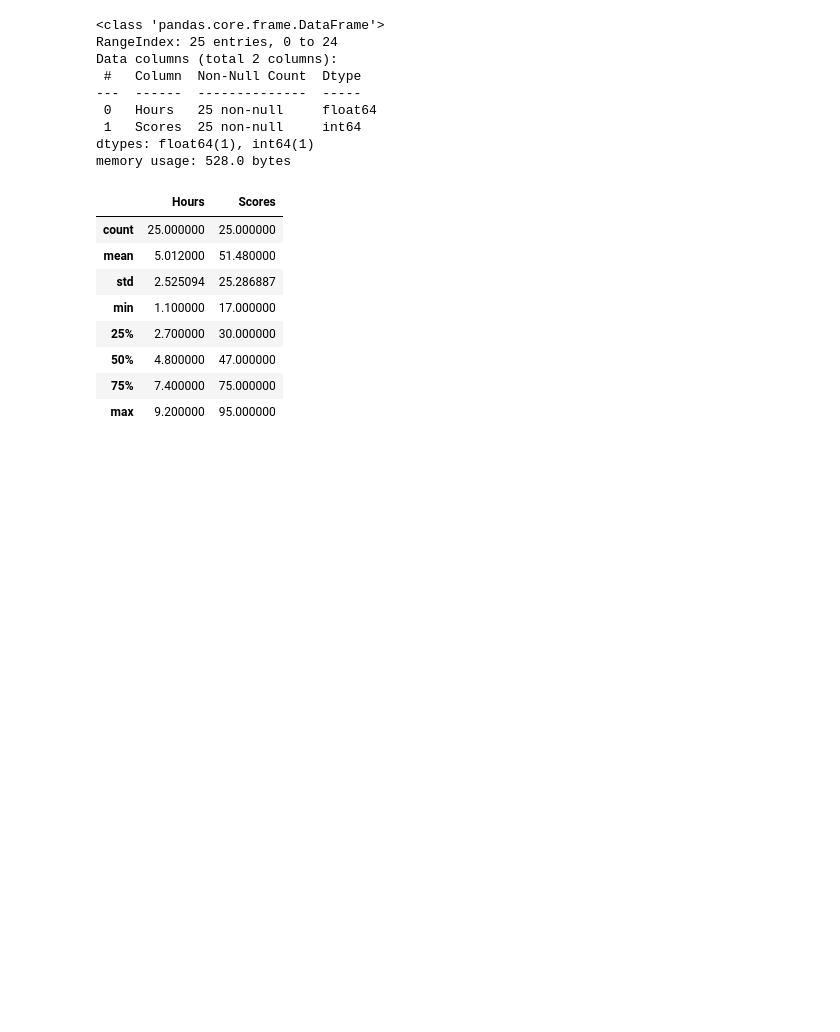
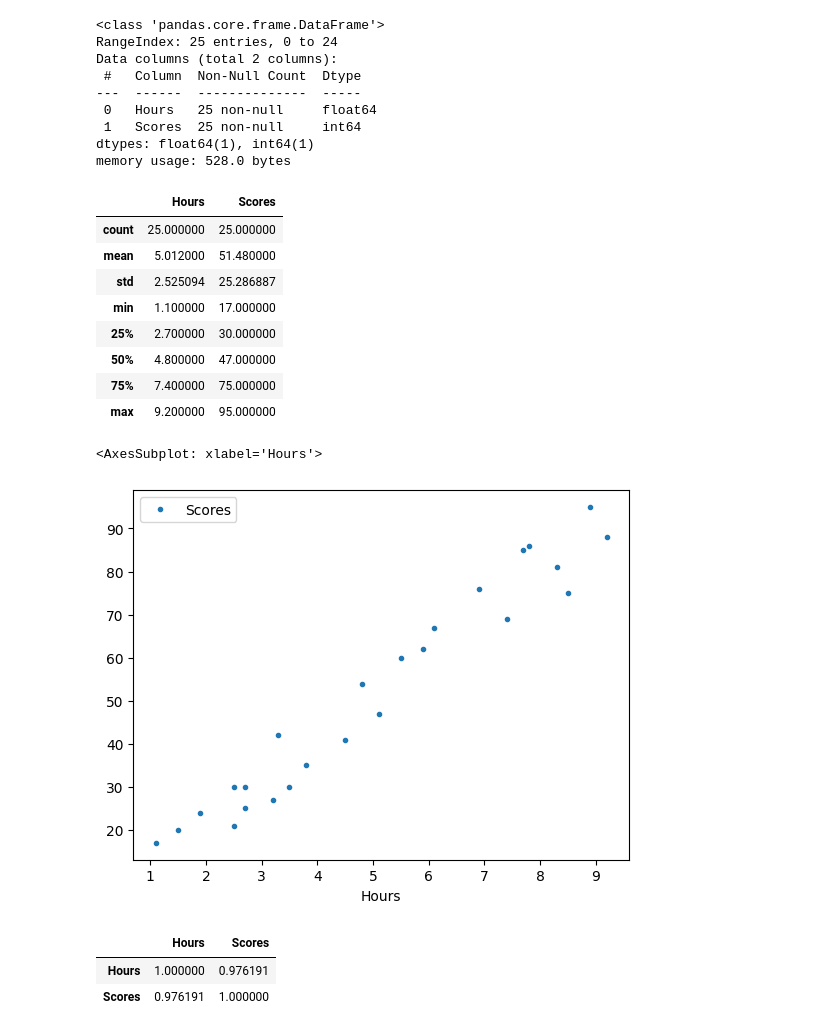
Before and after one commit to cjieguang/TheSparksFoundation, a Jupyter notebook: TSFGRIP-Task-1/TSFGRIP-Task-1.ipynb, the cells around one changed output. Saved outputs shown, nothing was run; the diff lists cells and outputs as text; code cells hidden in the pictures; blank space fills up the shorter version.

```diff
--- a/TSFGRIP-Task-1/TSFGRIP-Task-1.ipynb
+++ b/TSFGRIP-Task-1/TSFGRIP-Task-1.ipynb
@@ -59,3 +60,16 @@ memory usage: 528.0 bytes
 | 50% | 4.800000 | 47.000000 |
 | 75% | 7.400000 | 75.000000 |
 | max | 9.200000 | 95.000000 |
+# %%
+# Plot Data
+studentData.plot(x = "Hours", y = "Scores", style = ".")
+# %% [output]
+<AxesSubplot: xlabel='Hours'>
+[figure, added]
+# %%
+# Check correlation between variable
+studentData.corr()
+# %% [output]
+|  | Hours | Scores |
+| Hours | 1.000000 | 0.976191 |
+| Scores | 0.976191 | 1.000000 |
```
Also changed, not shown: parts of 6 cells of this notebook.
